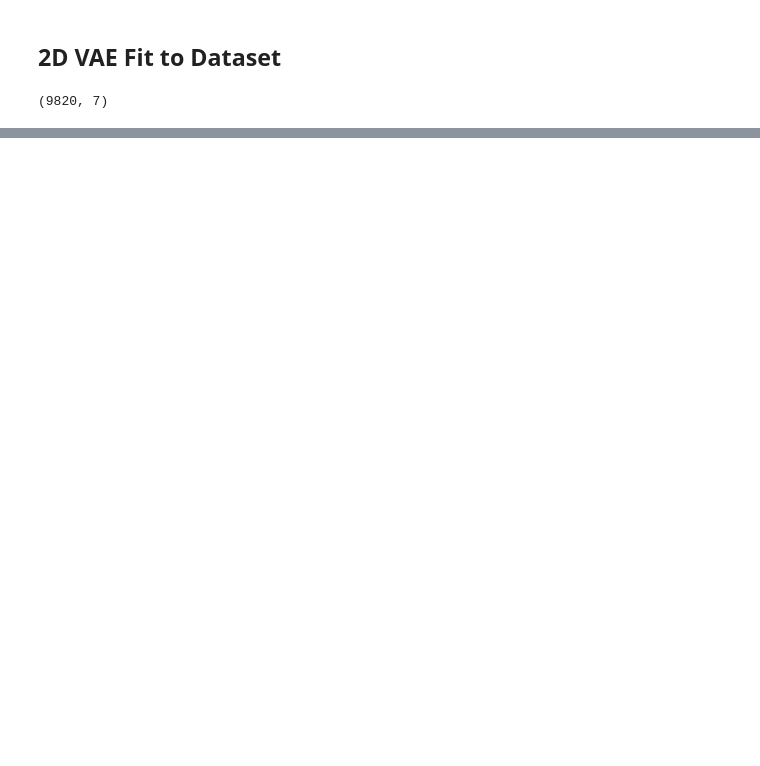
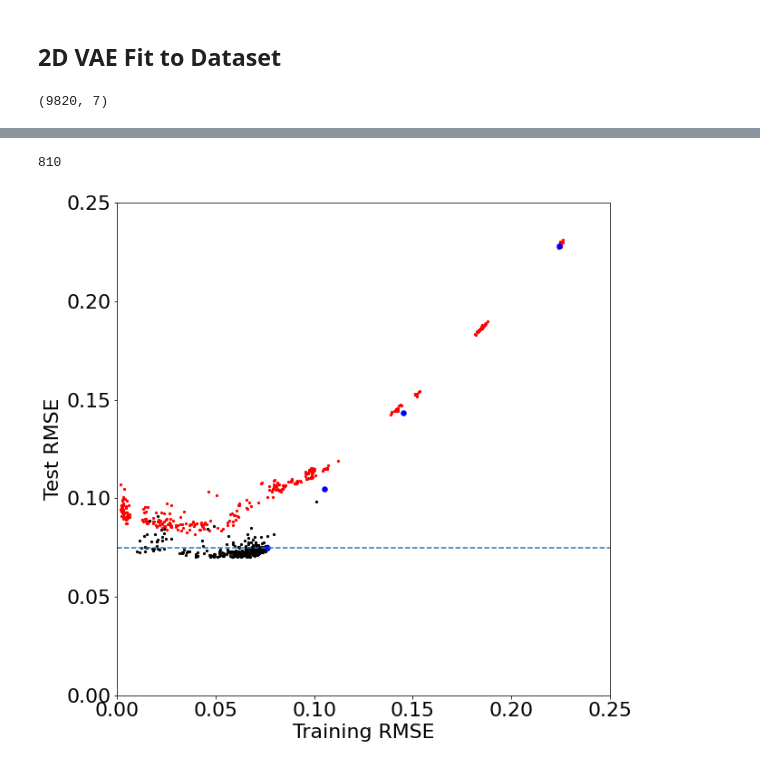
Before and after one commit to travers-rhodes/IROS2022CurvVAE, a Jupyter notebook: notebooks/REVIEW-FEEDBACK FIG4 ALLPOSES 100 Samples.ipynb, the cells around one changed output, grey strips where cells are left out. Saved outputs shown, nothing was run; the diff lists cells and outputs as text; code cells hidden in the pictures; blank space fills up the shorter version.

```diff
--- a/notebooks/REVIEW-FEEDBACK FIG4 ALLPOSES 100 Samples.ipynb
+++ b/notebooks/REVIEW-FEEDBACK FIG4 ALLPOSES 100 Samples.ipynb
@@ -288,23 +437,45 @@ all_models
 # %%
-plt.figure()
+f,ax = plt.subplots(1,1,figsize=(10,10))
+numpointstotal = 0
 for i,dat in enumerate(all_traintesterrors):
     (beta,gamma,latentdim,lr,savedir)=all_models[i]
     label="b%s_g%s" % (beta,gamma)
     dat = np.array(dat)
-    okinds = (dat[:,1] < 0.3) * np.arange(len(dat)) > len(dat)*96/100
+    okinds = np.arange(len(dat)) > (len(dat)-2) # (dat[:,1] < 0.3) *
     train = dat[okinds,1]
     test = dat[okinds,2]
+    #if lr == "0.0001" or lr == "5e-05":
+    #    continue
+
     if gamma == "0":
-        plt.scatter(train,test,label=label,s=1,c="red")
+        plt.scatter(train,test,label=label,s=5,c="red")
+    #elif gamma == "0.1":
+    #    plt.scatter(train,test,label=label,s=3,c="blue")
     else:
-        plt.scatter(train,test,label=label,s=1,c="k")
+        plt.scatter(train,test,label=label,s=5,c="k")
+    numpointstotal+=1
+print(numpointstotal)
 #plt.xlim(0,0.25)
 #plt.ylim(0,0.25)
-plt.plot([0,0.25],[0,0.25],linestyle="--")
-for pcatrain, pcatest in [(0.10528128829504901, 0.10464429348233918),
-                          (0.14522424739834378, 0.14321458052304378),
-                         (0.22419371587397705, 0.2280505547284446)]:
-    plt.scatter(pcatrain,pcatest,s=50,c="blue")
-    plt.plot((0.01,0.2),(0.10464429348233918,0.10464429348233918))
+#plt.plot([0,0.25],[0,0.25],linestyle="--")
+pcatraintestresults = [
+(0.22419371587397705, 0.2280505547284446),
+(0.14522424739834378, 0.14321458052304378),
+(0.10528128829504901, 0.10464429348233918),
+(0.07626925807955225, 0.07492719427840255)]
+for pcatrain, pcatest in pcatraintestresults:
+    plt.scatter(pcatrain,pcatest,s=30,c="blue")
+plt.plot((0.0,0.25),(pcatraintestresults[3][1],pcatraintestresults[3][1]),linestyle="--")
 #plt.legend()
-plt.savefig("FittingJustQuaternionsAllPosesTrainSize100.png")
+ax.set_aspect("equal","box")
+plt.xlim(0,0.25)
+plt.ylim(0,0.25)
+plt.xticks(np.arange(0, 0.26, step=0.05))
+plt.yticks(np.arange(0, 0.26, step=0.05))
+plt.xlabel("Training RMSE")
+plt.ylabel("Test RMSE")
+plt.show()
+#plt.savefig("FittingAllPosesTrainSize100.png")
+# %% [output]
+810
+[figure, added]
```
Also changed, not shown: parts of 19 cells of this notebook, 8 other files.
